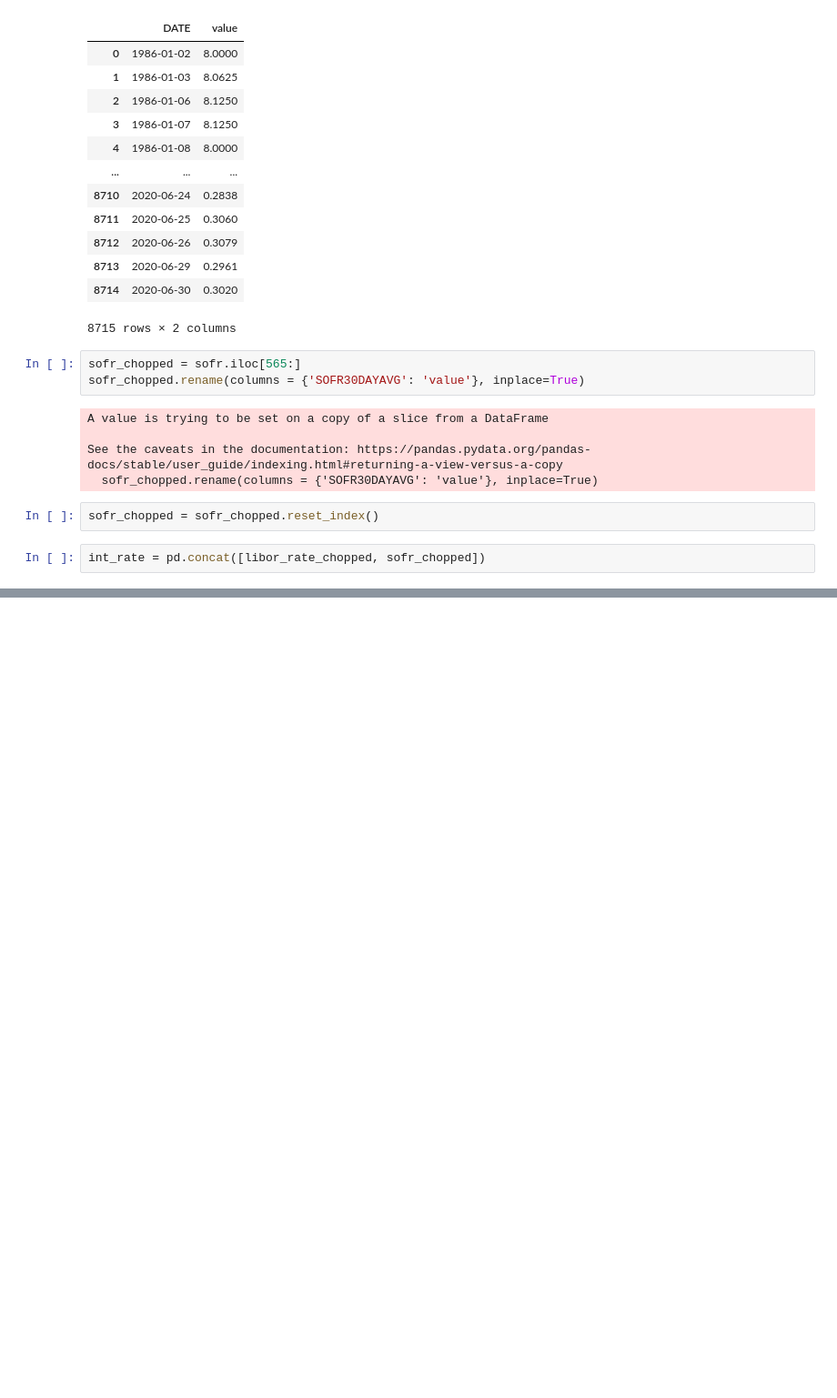
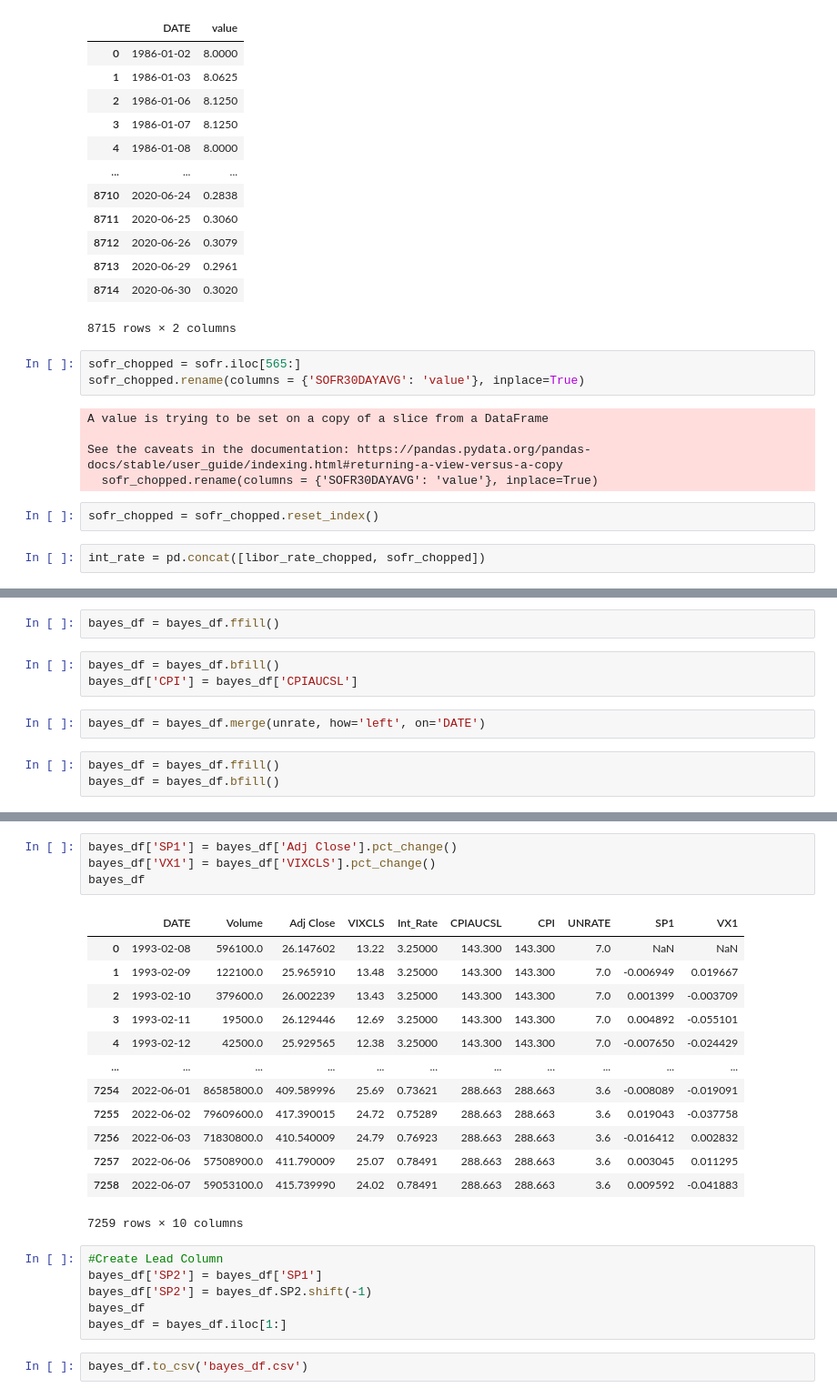
Before and after one commit to elavender1/Bayes_will_conquer_all, a Jupyter notebook: Gather_data.ipynb, the cells around one changed output, grey strips where cells are left out. Shown at 91% size. Drawn from its saved outputs; the diff is of its cells as text; blank space fills up the shorter version.

```diff
--- a/Gather_data.ipynb
+++ b/Gather_data.ipynb
@@ -83,0 +155,10 @@ int_rate
+# %%
+bayes_df = bayes_df.ffill()
+# %%
+bayes_df = bayes_df.bfill()
+bayes_df['CPI'] = bayes_df['CPIAUCSL']
+# %%
+bayes_df = bayes_df.merge(unrate, how='left', on='DATE')
+# %%
+bayes_df = bayes_df.ffill()
+bayes_df = bayes_df.bfill()
@@ -83,0 +181,26 @@ int_rate
+# %%
+bayes_df['SP1'] = bayes_df['Adj Close'].pct_change()
+bayes_df['VX1'] = bayes_df['VIXCLS'].pct_change()
+bayes_df
+# %% [output]
+|  | DATE | Volume | Adj Close | VIXCLS | Int_Rate | CPIAUCSL | CPI | UNRATE | SP1 | VX1 |
+| 0 | 1993-02-08 | 596100.0 | 26.147602 | 13.22 | 3.25000 | 143.300 | 143.300 | 7.0 | NaN | NaN |
+| 1 | 1993-02-09 | 122100.0 | 25.965910 | 13.48 | 3.25000 | 143.300 | 143.300 | 7.0 | -0.006949 | 0.019667 |
+| 2 | 1993-02-10 | 379600.0 | 26.002239 | 13.43 | 3.25000 | 143.300 | 143.300 | 7.0 | 0.001399 | -0.003709 |
+| 3 | 1993-02-11 | 19500.0 | 26.129446 | 12.69 | 3.25000 | 143.300 | 143.300 | 7.0 | 0.004892 | -0.055101 |
+| 4 | 1993-02-12 | 42500.0 | 25.929565 | 12.38 | 3.25000 | 143.300 | 143.300 | 7.0 | -0.007650 | -0.024429 |
+| ... | ... | ... | ... | ... | ... | ... | ... | ... | ... | ... |
+| 7254 | 2022-06-01 | 86585800.0 | 409.589996 | 25.69 | 0.73621 | 288.663 | 288.663 | 3.6 | -0.008089 | -0.019091 |
+| 7255 | 2022-06-02 | 79609600.0 | 417.390015 | 24.72 | 0.75289 | 288.663 | 288.663 | 3.6 | 0.019043 | -0.037758 |
+| 7256 | 2022-06-03 | 71830800.0 | 410.540009 | 24.79 | 0.76923 | 288.663 | 288.663 | 3.6 | -0.016412 | 0.002832 |
+| 7257 | 2022-06-06 | 57508900.0 | 411.790009 | 25.07 | 0.78491 | 288.663 | 288.663 | 3.6 | 0.003045 | 0.011295 |
+| 7258 | 2022-06-07 | 59053100.0 | 415.739990 | 24.02 | 0.78491 | 288.663 | 288.663 | 3.6 | 0.009592 | -0.041883 |
+7259 rows × 10 columns
+# %%
+#Create Lead Column
+bayes_df['SP2'] = bayes_df['SP1']
+bayes_df['SP2'] = bayes_df.SP2.shift(-1)
+bayes_df
+bayes_df = bayes_df.iloc[1:]
+# %%
+bayes_df.to_csv('bayes_df.csv')
```
Also changed, not shown: parts of 14 cells of this notebook.
